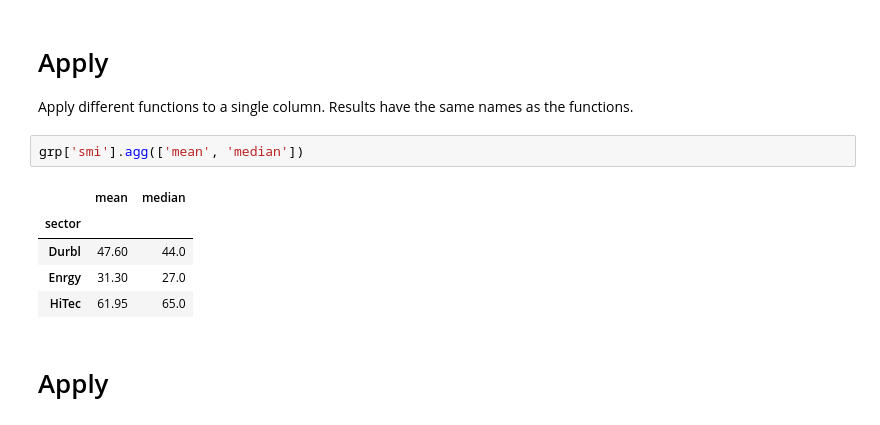
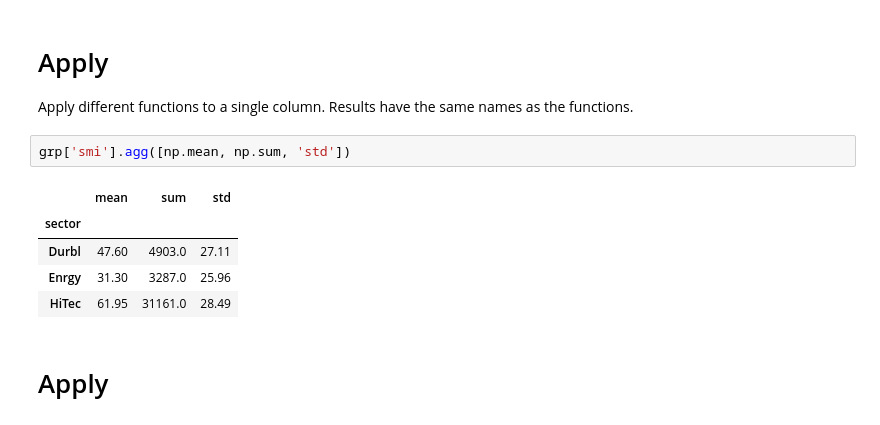
Before and after one commit to dgerlanc/programming-with-data, a Jupyter notebook: 03-group-apply-slides.ipynb, the cells around one changed output. Cells and saved outputs as stored; diff of their text form.

```diff
--- a/03-group-pivot-slides.ipynb
+++ b/03-group-apply-slides.ipynb
@@ -121,13 +111,13 @@ is deprecated and will be removed in a future version
 Apply different functions to a single column. Results have the same
 names as the functions.
 # %%
-grp['smi'].agg(['mean', 'median'])
+grp['smi'].agg([np.mean, np.sum, 'std'])
 # %% [output]
-|  | mean | median |
-| sector |  |  |
-| Durbl | 47.60 | 44.0 |
-| Enrgy | 31.30 | 27.0 |
-| HiTec | 61.95 | 65.0 |
+|  | mean | sum | std |
+| sector |  |  |  |
+| Durbl | 47.60 | 4903.0 | 27.11 |
+| Enrgy | 31.30 | 3287.0 | 25.96 |
+| HiTec | 61.95 | 31161.0 | 28.49 |
 # %% [markdown]
 # Apply
 # %% [markdown]
```
Also changed, not shown: parts of 4 cells of this notebook, 20 other files.
